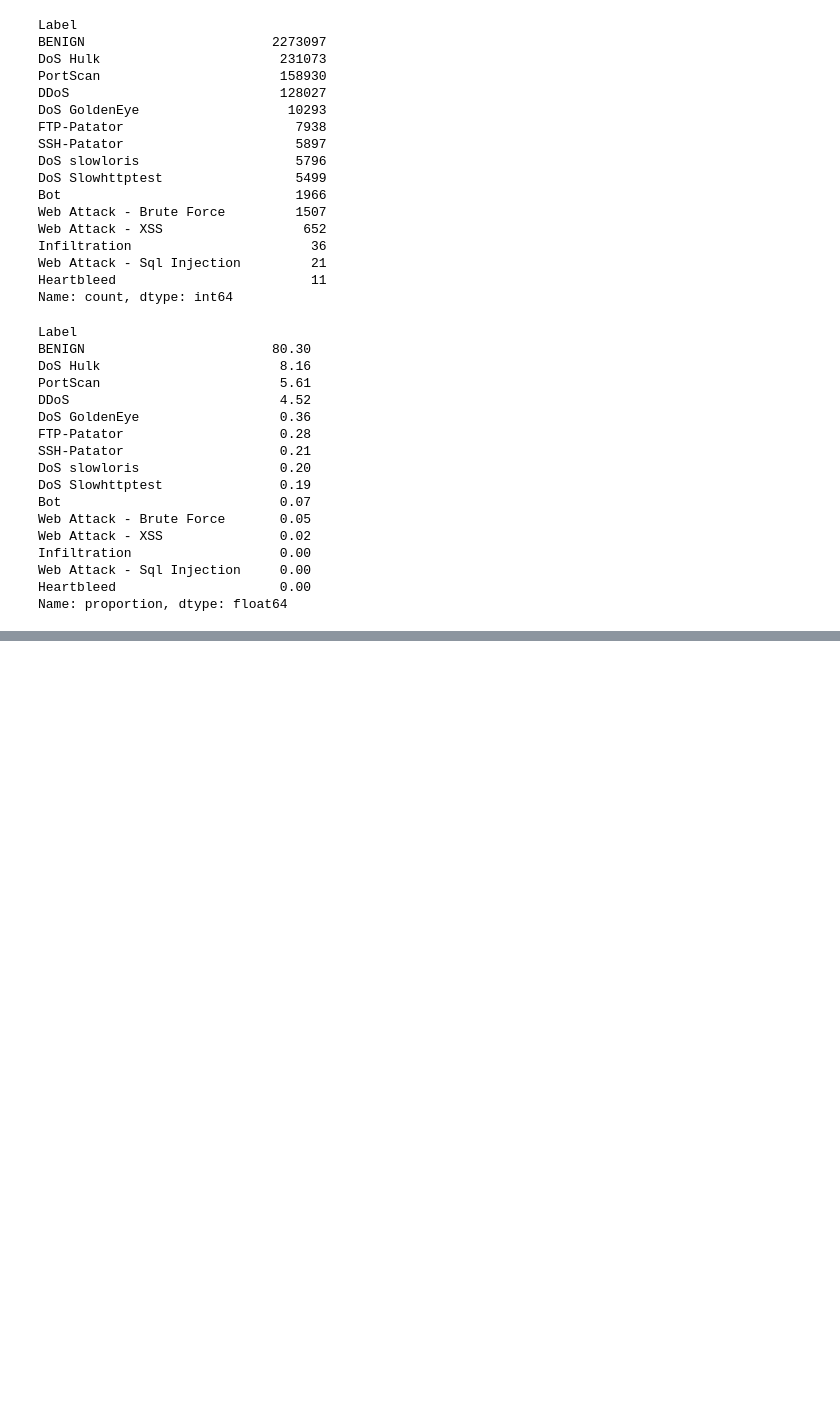
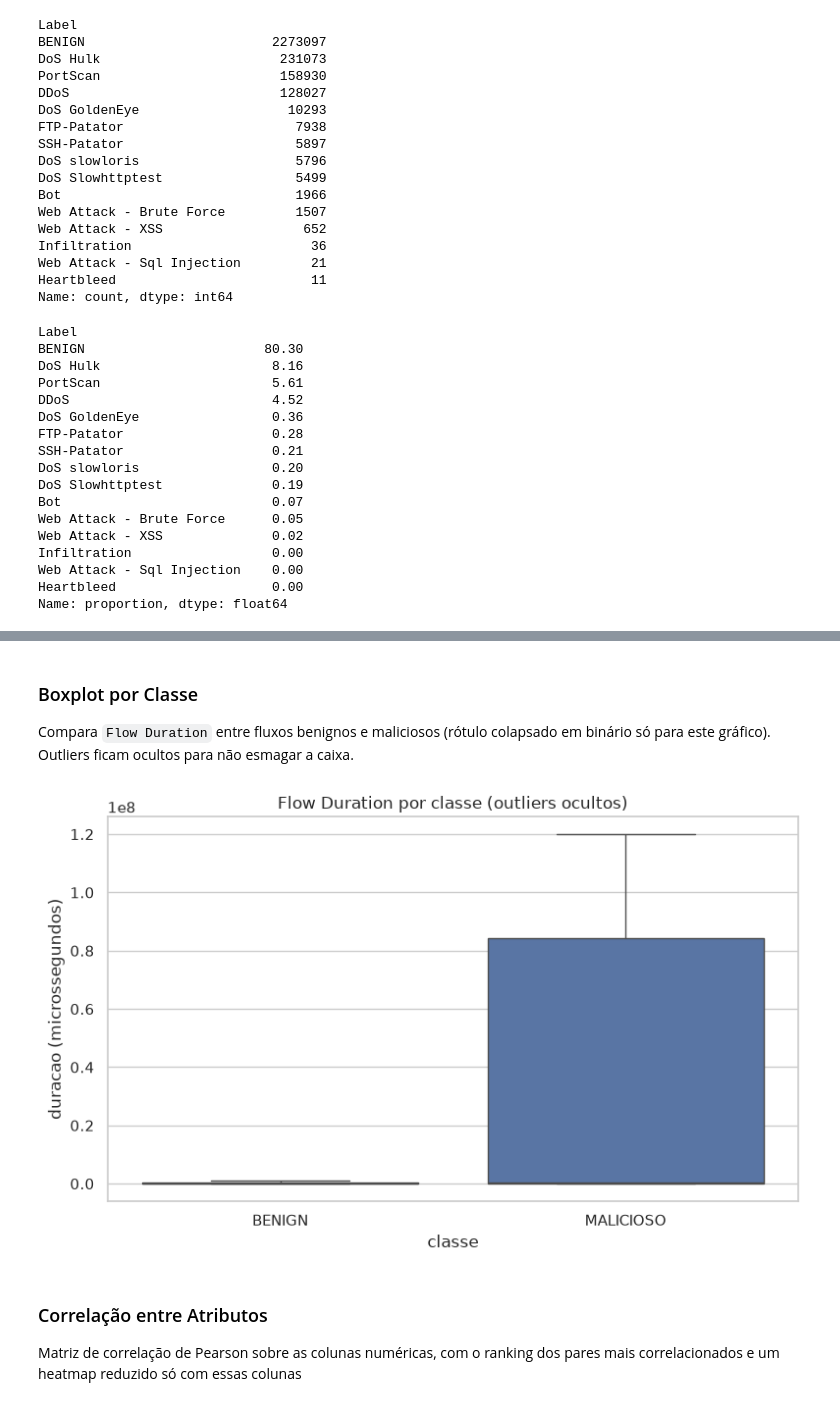
Before and after one commit to vinilauter/packoscope, a Jupyter notebook: main.ipynb, the cells around one changed output, grey strips where cells are left out. Drawn from its saved outputs; the diff is of its cells as text; code cells hidden in the pictures; blank space fills up the shorter version.

Commit message:
feat: entrega 1

```diff
--- a/main.ipynb
+++ b/main.ipynb
@@ -249,0 +272,20 @@ plt.show()
+# %% [markdown]
+### Boxplot por Classe
+
+Compara `Flow Duration` entre fluxos benignos e maliciosos (rótulo colapsado em binário só para este gráfico). Outliers ficam ocultos para não esmagar a caixa.
+# %%
+alvo_binario = np.where(df["Label"] == "BENIGN", "BENIGN", "MALICIOSO")
+
+fig, ax = plt.subplots(figsize=(8, 5))
+sns.boxplot(x=alvo_binario, y=df["Flow Duration"], showfliers=False, ax=ax)
+ax.set_title("Flow Duration por classe (outliers ocultos)")
+ax.set_xlabel("classe")
+ax.set_ylabel("duracao (microssegundos)")
+plt.tight_layout()
+plt.show()
+# %% [output]
+[figure, added]
+# %% [markdown]
+### Correlação entre Atributos
+
+Matriz de correlação de Pearson sobre as colunas numéricas, com o ranking dos pares mais correlacionados e um heatmap reduzido só com essas colunas
```
Also changed, not shown: parts of 7 cells of this notebook.
